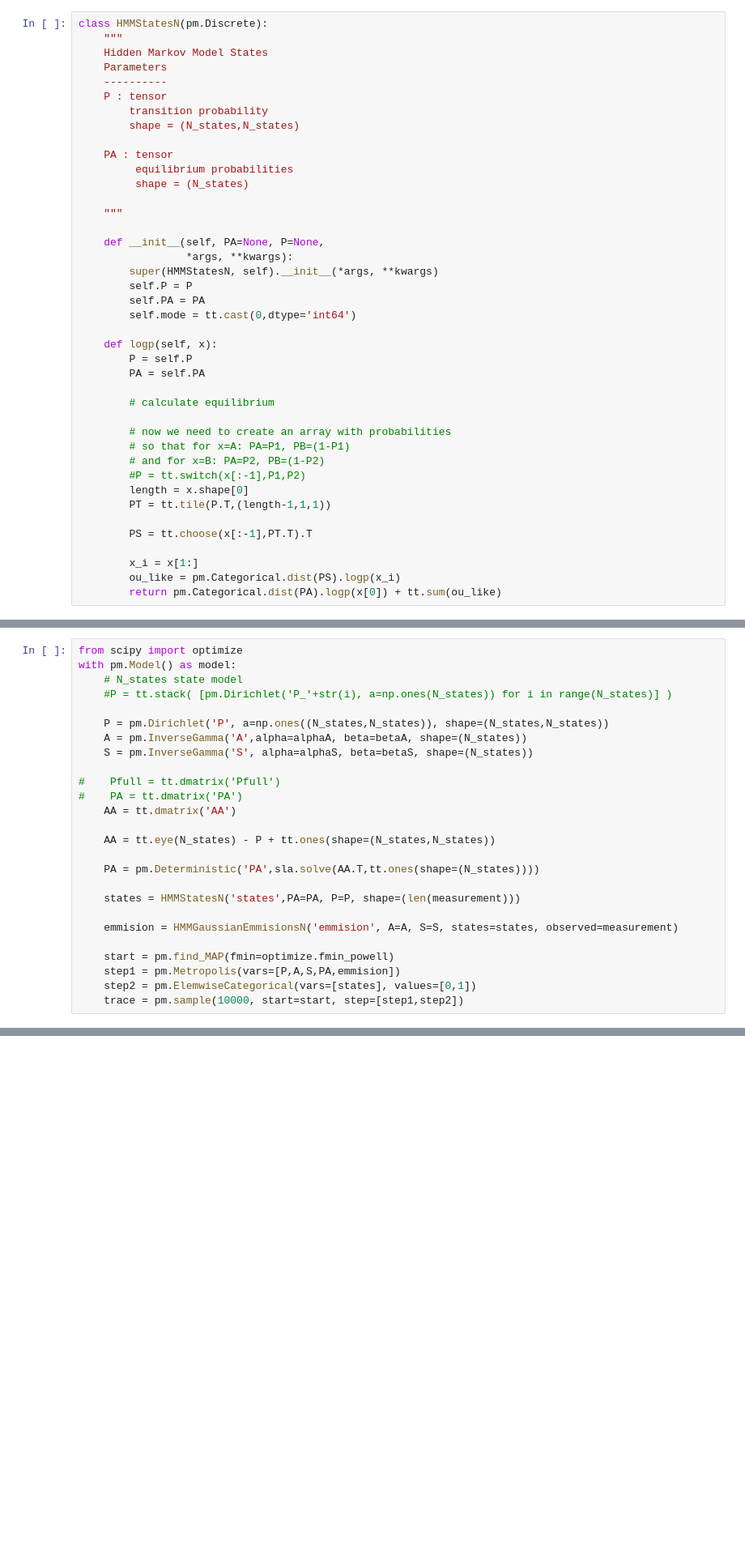
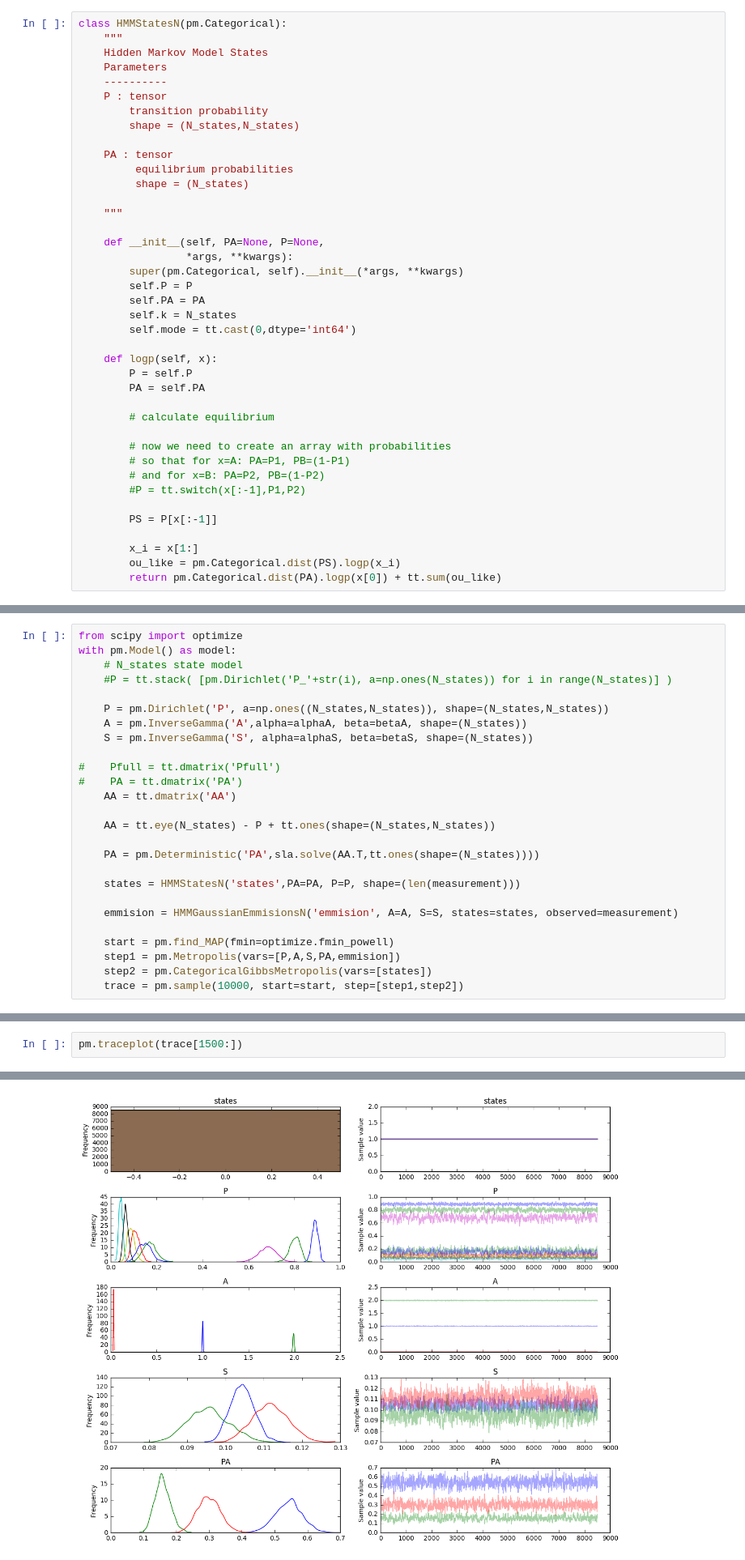
Before and after one commit to hstrey/Hidden-Markov-Models-pymc3, a Jupyter notebook: Multi-State HMM-GE.ipynb, the cells around one changed output, grey strips where cells are left out. Shown at 81% size. Cells and saved outputs as stored; diff of their text form; blank space fills up the shorter version.

Commit message:
Multi-state HMM is now working

```diff
--- a/Multi-State HMM-GE.ipynb
+++ b/Multi-State HMM-GE.ipynb
@@ -147,7 +147,7 @@ betaA = np.ones(N_states)*1.1
 alphaS = np.ones(N_states)*2.1
 betaS = np.ones(N_states)*1.1
 # %%
-class HMMStatesN(pm.Discrete):
+class HMMStatesN(pm.Categorical):
     """
     Hidden Markov Model States
     Parameters
@@ -164,9 +164,10 @@ class HMMStatesN(pm.Discrete):
 
     def __init__(self, PA=None, P=None,
                  *args, **kwargs):
-        super(HMMStatesN, self).__init__(*args, **kwargs)
+        super(pm.Categorical, self).__init__(*args, **kwargs)
         self.P = P
         self.PA = PA
+        self.k = N_states
         self.mode = tt.cast(0,dtype='int64')
 
     def logp(self, x):
@@ -179,10 +180,8 @@ class HMMStatesN(pm.Discrete):
         # so that for x=A: PA=P1, PB=(1-P1)
         # and for x=B: PA=P2, PB=(1-P2)
         #P = tt.switch(x[:-1],P1,P2)
-        length = x.shape[0]
-        PT = tt.tile(P.T,(length-1,1,1))
 
-        PS = tt.choose(x[:-1],PT.T).T
+        PS = P[x[:-1]]
 
         x_i = x[1:]
         ou_like = pm.Categorical.dist(PS).logp(x_i)
@@ -249,7 +248,7 @@ with pm.Model() as model:
 
     start = pm.find_MAP(fmin=optimize.fmin_powell)
     step1 = pm.Metropolis(vars=[P,A,S,PA,emmision])
-    step2 = pm.ElemwiseCategorical(vars=[states], values=[0,1])
+    step2 = pm.CategoricalGibbsMetropolis(vars=[states])
     trace = pm.sample(10000, start=start, step=[step1,step2])
 # %% [output]
 Warning: gradient not available.(E.g. vars contains discrete variables). MAP estimates may not be accurate for the default parameters. Defaulting to non-gradient minimization fmin_powell.
@@ -272,0 +274,3 @@ pm.traceplot(trace)
+# %%
+pm.traceplot(trace[1500:])
+# %% [output]
@@ -272,0 +287 @@ pm.traceplot(trace)
+[figure, added]
```
Also changed, not shown: parts of 8 cells of this notebook, 1 other file.
